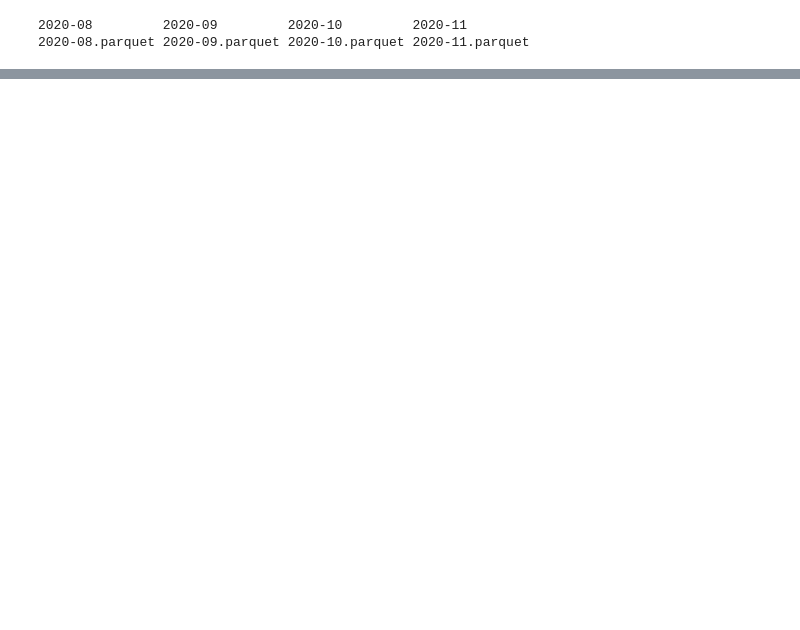
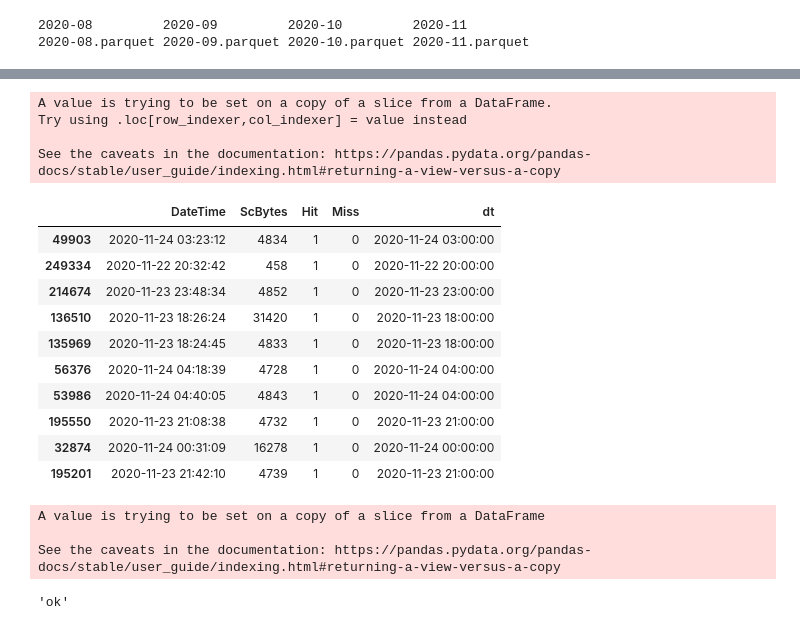
Before and after one commit to l1x/s3logs, a Jupyter notebook: notebook/WebAnalytics.ipynb, the cells around one changed output, grey strips where cells are left out. Saved outputs shown, nothing was run; the diff lists cells and outputs as text; code cells hidden in the pictures; blank space fills up the shorter version.

```diff
--- a/notebook/WebAnalytics.ipynb
+++ b/notebook/WebAnalytics.ipynb
@@ -271,0 +317,3 @@ fig.show()
+# %%
+df_input = df_ready[['DateTime', 'XEdgeDetailedResultType', 'ScBytes']]
+df_input.head(3)
@@ -271,0 +325,5 @@ fig.show()
+# %%
+df_input['Hit'] = df_input['XEdgeDetailedResultType'].apply(lambda x: 1 if x == 'Hit' else 0)
+df_input['Miss'] = df_input['XEdgeDetailedResultType'].apply(lambda x: 1 if x == 'Miss' else 0)
+df_input.drop(columns=['XEdgeDetailedResultType'], inplace=True)
+df_input.sample(3)
@@ -271,0 +352,69 @@ fig.show()
+# %%
+df_input['dt'] = df_input['DateTime'].dt.floor('H')
+# %% [output]
+A value is trying to be set on a copy of a slice from a DataFrame.
+Try using .loc[row_indexer,col_indexer] = value instead
+
+See the caveats in the documentation: https://pandas.pydata.org/pandas-docs/stable/user_guide/indexing.html#returning-a-view-versus-a-copy
+# %%
+df_input.sample(10)
+# %% [output]
+|  | DateTime | ScBytes | Hit | Miss | dt |
+| 49903 | 2020-11-24 03:23:12 | 4834 | 1 | 0 | 2020-11-24 03:00:00 |
+| 249334 | 2020-11-22 20:32:42 | 458 | 1 | 0 | 2020-11-22 20:00:00 |
+| 214674 | 2020-11-23 23:48:34 | 4852 | 1 | 0 | 2020-11-23 23:00:00 |
+| 136510 | 2020-11-23 18:26:24 | 31420 | 1 | 0 | 2020-11-23 18:00:00 |
+| 135969 | 2020-11-23 18:24:45 | 4833 | 1 | 0 | 2020-11-23 18:00:00 |
+| 56376 | 2020-11-24 04:18:39 | 4728 | 1 | 0 | 2020-11-24 04:00:00 |
+| 53986 | 2020-11-24 04:40:05 | 4843 | 1 | 0 | 2020-11-24 04:00:00 |
+| 195550 | 2020-11-23 21:08:38 | 4732 | 1 | 0 | 2020-11-23 21:00:00 |
+| 32874 | 2020-11-24 00:31:09 | 16278 | 1 | 0 | 2020-11-24 00:00:00 |
+| 195201 | 2020-11-23 21:42:10 | 4739 | 1 | 0 | 2020-11-23 21:00:00 |
+# %%
+df_input.drop(columns=['DateTime'], inplace=True)
+# %% [output]
+A value is trying to be set on a copy of a slice from a DataFrame
+
+See the caveats in the documentation: https://pandas.pydata.org/pandas-docs/stable/user_guide/indexing.html#returning-a-view-versus-a-copy
+# %%
+import statistics
+
+def cleanNan(l):
+    return [x for x in l if np.isnan(x) == False]
+
+def generate_aggregates(df_input, fields):
+
+    df1 = df_input.groupby(fields)['Hit'].sum().reset_index()
+
+    df2 = df_input.groupby(fields)['Miss'].sum().reset_index()
+
+    df3 = df_input.groupby(fields)['ScBytes'].apply(list).reset_index()
+    df3.rename(columns={'ScBytes':'ScBytesList'}, errors='raise', inplace=True)
+    df3['ScBytesList'] = df3['ScBytesList'].apply(cleanNan)
+
+
+    df_ret = pd.concat([df1, df2, df3], axis=1)
+    df_ret = df_ret.loc[:,~df_ret.columns.duplicated()]
+
+
+    return df_ret
+
+def getStatsPerRow(row):
+    s = stats.describe(row)
+    return [s.minmax[0], s.minmax[1], s.mean]
+
+def getStats(df):
+    df['stats'] = df.ScBytesList.apply(lambda r: getStatsPerRow(r))
+    return df
+
+def splitOutStats(df):
+    df[[
+        'minSize',
+        'maxSize',
+        'meanSize']] = pd.DataFrame(df.stats.values.tolist(), index=df.index)
+    return 'ok'
+
+dfa = getStats(getDateTimeIndexedByDate(generate_aggregates(df_input, ['dt']), 'dt'))
+splitOutStats(dfa)
+# %% [output]
+'ok'
```
Also changed, not shown: parts of 21 cells of this notebook.
